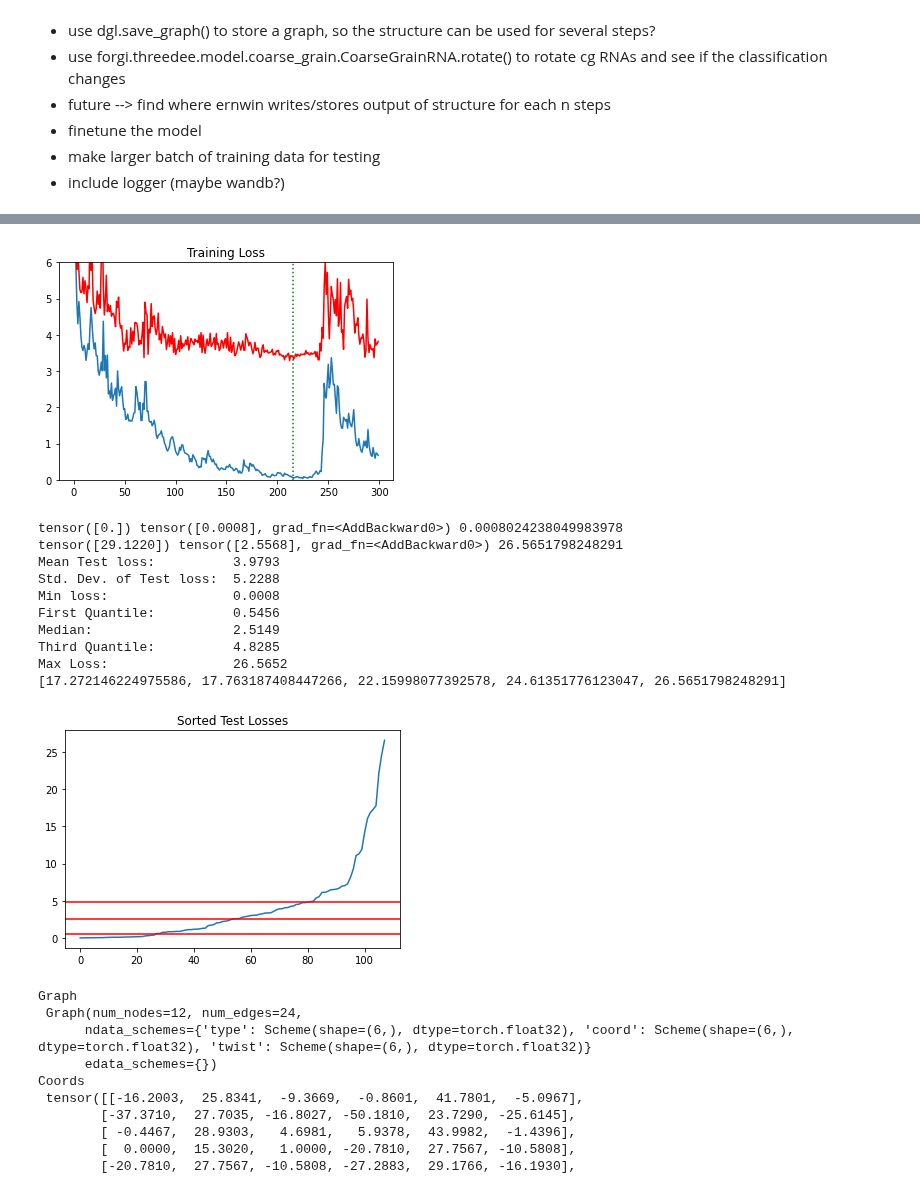
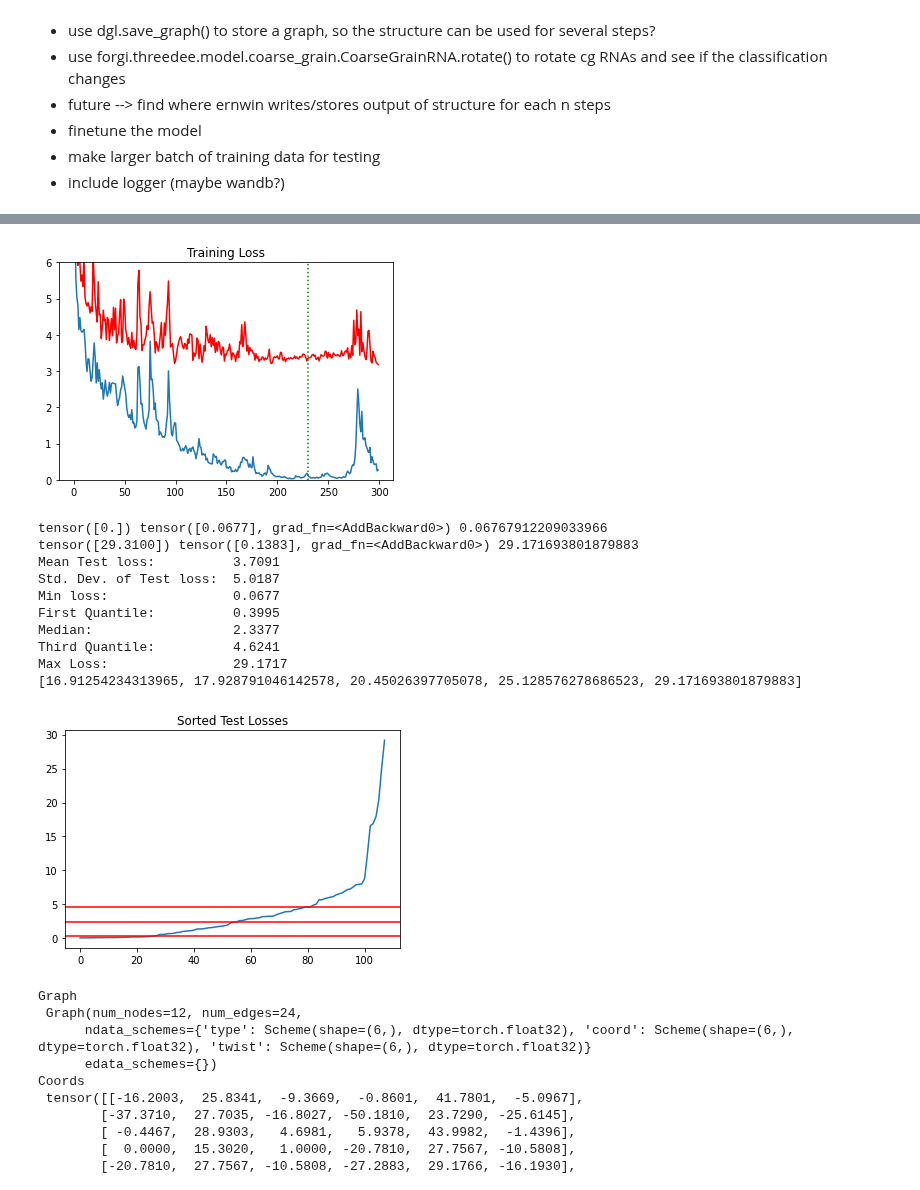
Before and after one commit to milang9/3d_classifier, a Jupyter notebook: 3d_classifier.ipynb, the cells around one changed output, grey strips where cells are left out. Saved outputs shown, nothing was run; the diff lists cells and outputs as text; code cells hidden in the pictures.

```diff
--- a/3d_classifier.ipynb
+++ b/3d_classifier.ipynb
@@ -180,16 +180,16 @@ class CG_Classifier(th.nn.Module):
         self.conv5 = dglnn.TAGConv(50, 25, k=2, activation=F.elu)
 
         #GINConv Linear Layers
-        lin1 = th.nn.Linear(25*num_features, 60)
-        lin2 = th.nn.Linear(60, 50)
-        lin3 = th.nn.Linear(50, 40)
-        lin4 = th.nn.Linear(40, 30)
-        lin5 = th.nn.Linear(30, 20)
-        self.sage_conv1 = dglnn.GINConv(lin1, 'sum') #dglnn.SAGEConv(25*num_features, 60, 'pool')
-        self.sage_conv2 = dglnn.GINConv(lin2, 'sum') #dglnn.SAGEConv(60, 50, 'pool')
-        self.sage_conv3 = dglnn.GINConv(lin3, 'sum') #dglnn.SAGEConv(50, 40, 'pool')
-        self.sage_conv4 = dglnn.GINConv(lin4, 'sum') #dglnn.SAGEConv(40, 30, 'pool')
-        self.sage_conv5 = dglnn.GINConv(lin5, 'sum') #dglnn.SAGEConv(30, 20, 'pool')
+        #lin1 = th.nn.Linear(25*num_features, 60)
+        #lin2 = th.nn.Linear(60, 50)
+        #lin3 = th.nn.Linear(50, 40)
+        #lin4 = th.nn.Linear(40, 30)
+        #lin5 = th.nn.Linear(30, 20)
+        self.sage_conv1 = dglnn.SAGEConv(25*num_features, 60, 'gcn') #dglnn.GINConv(lin1, 'sum') # sageconv 'pool'
+        self.sage_conv2 = dglnn.SAGEConv(60, 50, 'gcn') #dglnn.GINConv(lin2, 'sum') #
+        self.sage_conv3 = dglnn.SAGEConv(50, 40, 'gcn') #dglnn.GINConv(lin3, 'sum') #
+        self.sage_conv4 = dglnn.SAGEConv(40, 30, 'gcn') #dglnn.GINConv(lin4, 'sum') #
+        self.sage_conv5 = dglnn.SAGEConv(30, 20, 'gcn') #dglnn.GINConv(lin5, 'sum') #
 
         self.readout = dglnn.AvgPooling() #SumPooling() #dglnn.Set2Set(20, 3, 3) # AvgPooling worked best
 
@@ -353,13 +353,13 @@ Minimum Validation Loss 3.2899 in epoch 212
 # %%
 #plot the training run
 plt.plot(epoch_losses)
 plt.plot(val_losses, 'r')
 plt.title("Training Loss")
 plt.ylim(ymax = 6, ymin = 0)
-plt.axvline(x = 215, c = 'g', ls = ':')
+plt.axvline(x = 230, c = 'g', ls = ':')
 plt.draw()
 # %% [output]
-[figure, old version]
+[figure, new version]
 # %%
 #Test Data
 test_dir = "./data/test_set"
@@ -372,7 +372,7 @@ test_dataloader = dtl.pytorch.GraphDataLoader(test_dataset)
 #Test
 import math
 
-model.load_state_dict(th.load("model_data/model_epoch215.pth"))
+model.load_state_dict(th.load("model_data/model_epoch231.pth"))
 model.eval()
 
 max_label = 0
@@ -421,17 +421,17 @@ plt.axhline(y = test_median, color = 'r')
 plt.axhline(y = test_tq, color = 'r')
 plt.draw()
 # %% [output]
-tensor([0.]) tensor([0.0008], grad_fn=<AddBackward0>) 0.0008024238049983978
-tensor([29.1220]) tensor([2.5568], grad_fn=<AddBackward0>) 26.5651798248291
-Mean Test loss:          3.9793
-Std. Dev. of Test loss:  5.2288
-Min loss:                0.0008
-First Quantile:          0.5456
-Median:                  2.5149
-Third Quantile:          4.8285
-Max Loss:                26.5652
-[17.272146224975586, 17.763187408447266, 22.15998077392578, 24.61351776123047, 26.5651798248291]
+tensor([0.]) tensor([0.0677], grad_fn=<AddBackward0>) 0.06767912209033966
+tensor([29.3100]) tensor([0.1383], grad_fn=<AddBackward0>) 29.171693801879883
+Mean Test loss:          3.7091
+Std. Dev. of Test loss:  5.0187
+Min loss:                0.0677
+First Quantile:          0.3995
+Median:                  2.3377
+Third Quantile:          4.6241
+Max Loss:                29.1717
+[16.91254234313965, 17.928791046142578, 20.45026397705078, 25.128576278686523, 29.171693801879883]
-[figure, old version]
+[figure, new version]
 # %%
 #play ground for diffpool
 #adapted from: https://github.com/dmlc/dgl/blob/master/examples/pytorch/diffpool/model/dgl_layers/gnn.py
```
Also changed, not shown: parts of 2 cells of this notebook, 7 other files.
